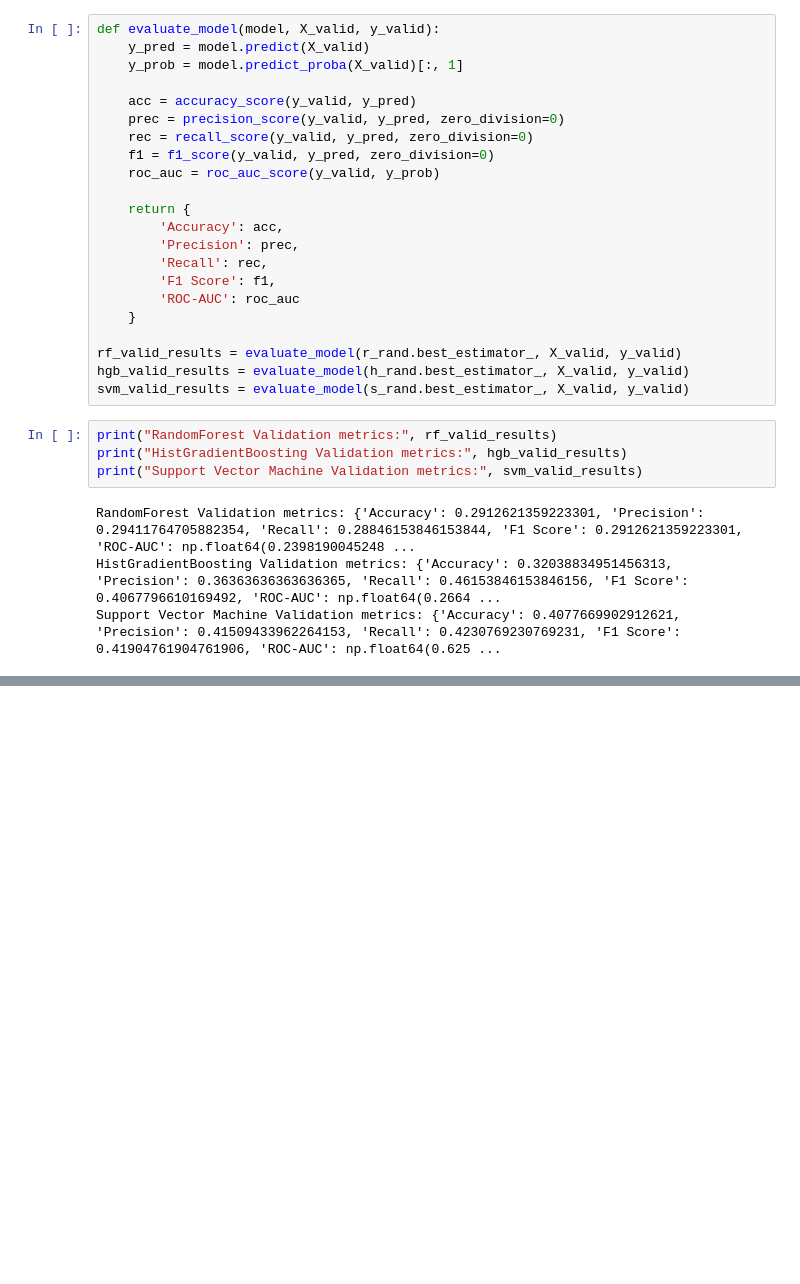
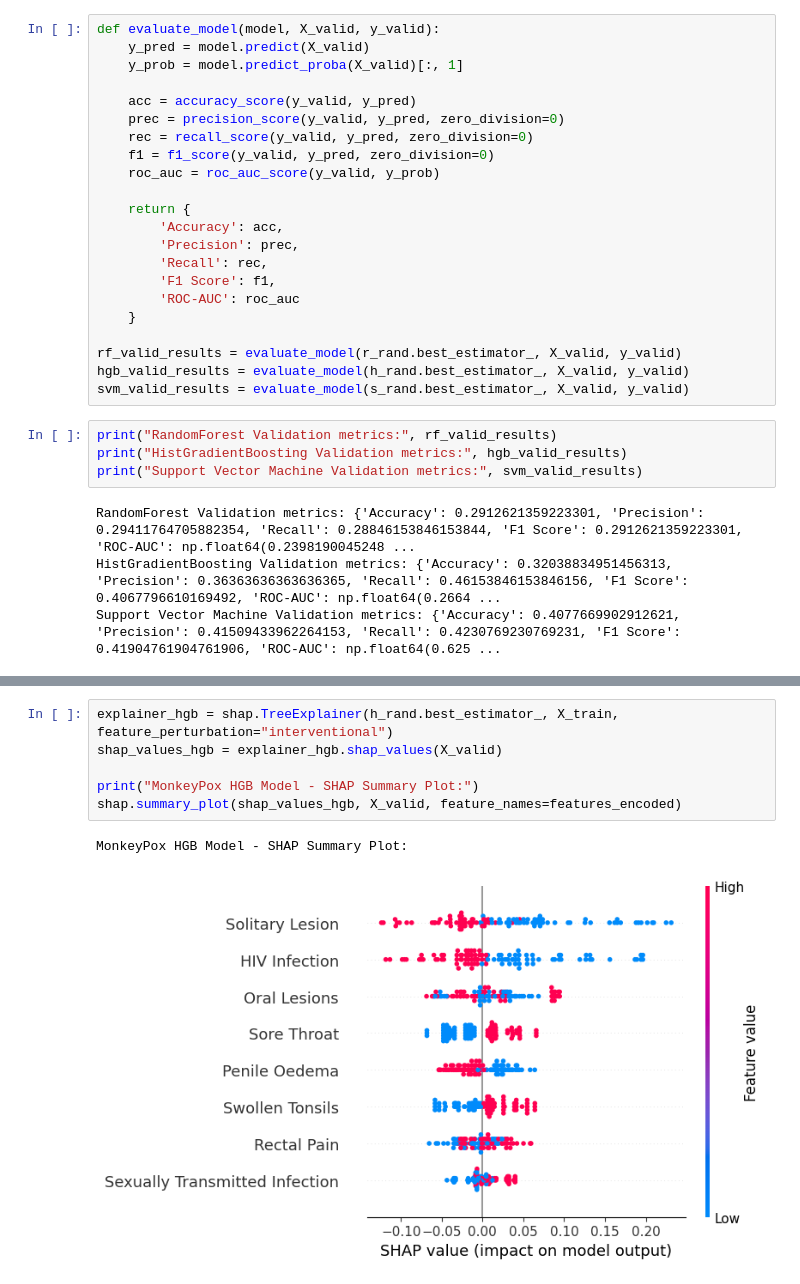
Before and after one commit to NeuralNetGeek/monkeypox-diagnosis, a Jupyter notebook: Monkey_Pox.ipynb, the cells around one changed output, grey strips where cells are left out. Drawn from its saved outputs; the diff is of its cells as text; blank space fills up the shorter version.

```diff
--- a/Monkey_Pox.ipynb
+++ b/Monkey_Pox.ipynb
@@ -238,0 +251,9 @@ Support Vector Machine Validation metrics: {'Accuracy': 0.4077669902912621, 'Pre
+# %%
+explainer_hgb = shap.TreeExplainer(h_rand.best_estimator_, X_train, feature_perturbation="interventional")
+shap_values_hgb = explainer_hgb.shap_values(X_valid)
+
+print("MonkeyPox HGB Model - SHAP Summary Plot:")
+shap.summary_plot(shap_values_hgb, X_valid, feature_names=features_encoded)
+# %% [output]
+MonkeyPox HGB Model - SHAP Summary Plot:
+[figure, added]
```
Also changed, not shown: parts of 3 cells of this notebook.
